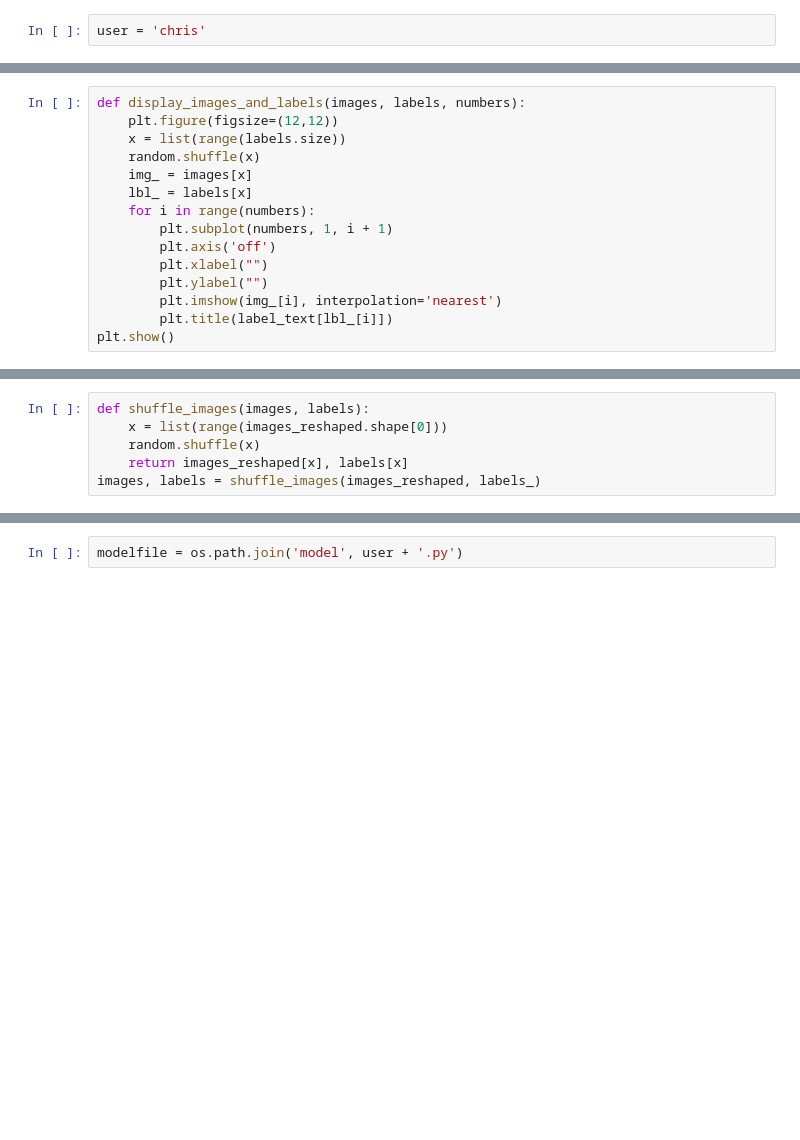
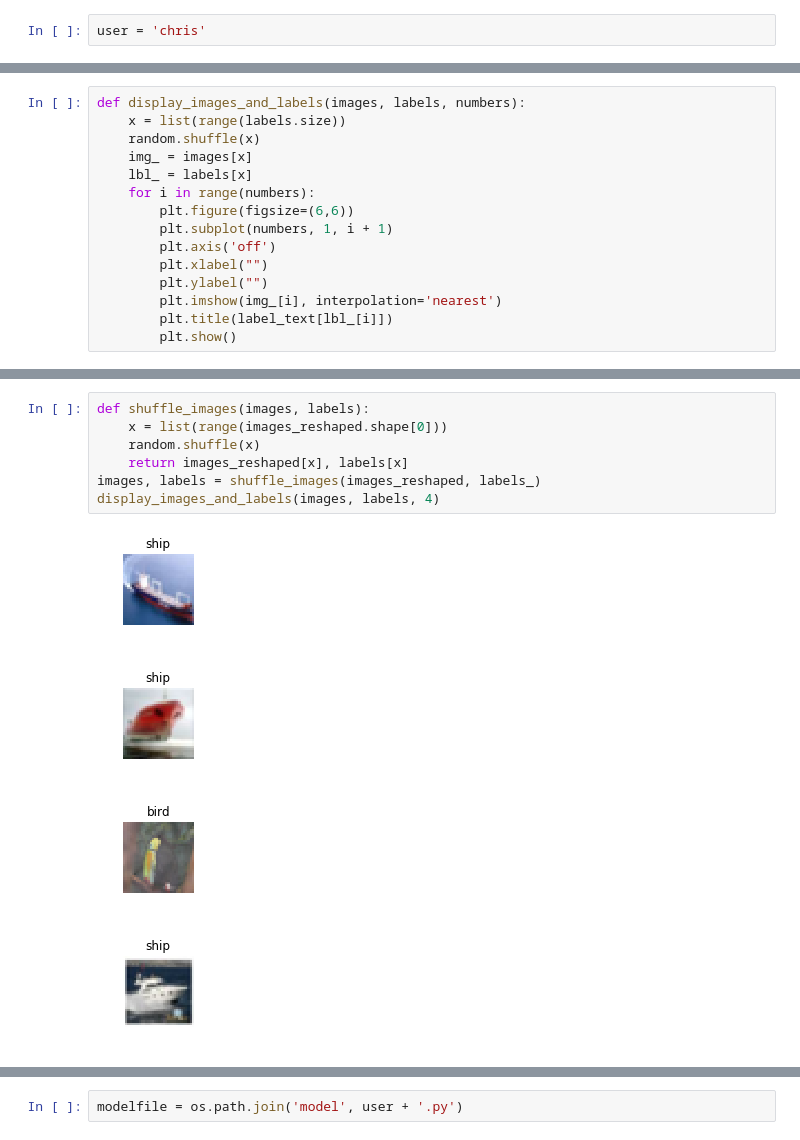
Before and after one commit to slcz/sample, a Jupyter notebook: tensorflow-demo-cifar10.ipynb, the cells around one changed output, grey strips where cells are left out. Saved outputs shown, nothing was run; the diff lists cells and outputs as text; blank space fills up the shorter version.

```diff
--- a/tensorflow-demo-cifar10.ipynb
+++ b/tensorflow-demo-cifar10.ipynb
@@ -69,15 +147,15 @@ plt.show()
 # %%
 def display_images_and_labels(images, labels, numbers):
-    plt.figure(figsize=(12,12))
     x = list(range(labels.size))
     random.shuffle(x)
     img_ = images[x]
     lbl_ = labels[x]
     for i in range(numbers):
+        plt.figure(figsize=(6,6))
         plt.subplot(numbers, 1, i + 1)
         plt.axis('off')
         plt.xlabel("")
         plt.ylabel("")
         plt.imshow(img_[i], interpolation='nearest')
         plt.title(label_text[lbl_[i]])
-plt.show()
+        plt.show()
@@ -84,6 +164,12 @@ plt.show()
 # %%
 def shuffle_images(images, labels):
     x = list(range(images_reshaped.shape[0]))
     random.shuffle(x)
     return images_reshaped[x], labels[x]
 images, labels = shuffle_images(images_reshaped, labels_)
+display_images_and_labels(images, labels, 4)
+# %% [output]
+[figure, added]
+[figure, added]
+[figure, added]
+[figure, added]
```
Also changed, not shown: parts of 44 cells of this notebook.
